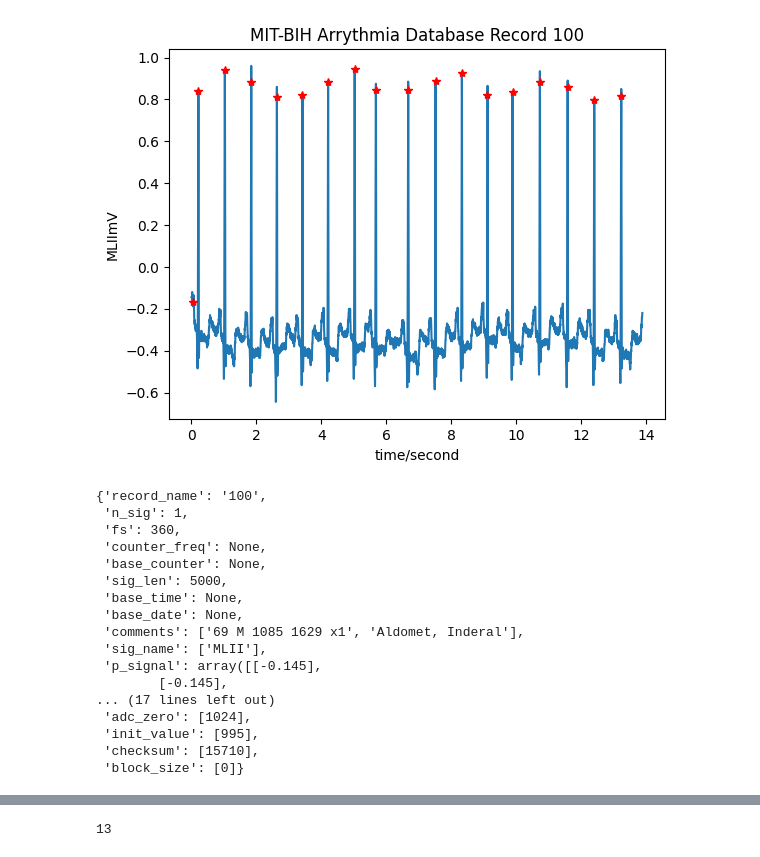
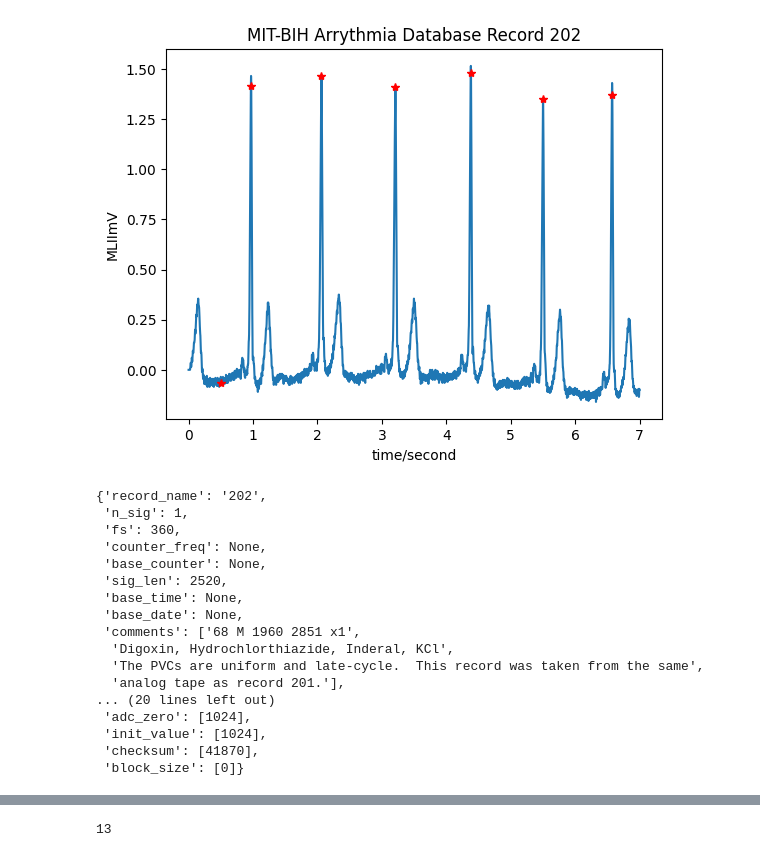
Before and after one commit to macreai/Arrhytmia-Detection-Explainable, a Jupyter notebook: python_TA_example/feature_extraction_example_1_record.ipynb, the cells around one changed output, grey strips where cells are left out. Drawn from its saved outputs; the diff is of its cells as text; code cells hidden in the pictures.

```diff
--- a/python_TA_example/feature_extraction_example_1_record.ipynb
+++ b/python_TA_example/feature_extraction_example_1_record.ipynb
@@ -14,25 +13,25 @@ record_name = 100
 # %%
-record = wfdb.rdrecord(f'D:\\Downloads\\mit-bih-arrhythmia-database-1.0.0\\{record_name}', channels=[0], sampto=5000)
-annotation = wfdb.rdann(f'D:\\Downloads\\mit-bih-arrhythmia-database-1.0.0\\{record_name}', extension='atr', sampto=5000)
+record = wfdb.rdrecord(f'D:\\Downloads\\mit-bih-arrhythmia-database-1.0.0\\{record_name}', channels=[0], sampfrom=0, sampto=2520)
+annotation = wfdb.rdann(f'D:\\Downloads\\mit-bih-arrhythmia-database-1.0.0\\{record_name}', extension='atr', sampfrom=0, sampto=2520)
 
 wfdb.plot_wfdb(record=record, annotation=annotation, title=f'MIT-BIH Arrythmia Database Record {record_name}', time_units='seconds')
 display(record.__dict__)
 # %% [output]
-[figure, old version]
+[figure, new version]
-{'record_name': '100',
+{'record_name': '202',
  'n_sig': 1,
  'fs': 360,
  'counter_freq': None,
  'base_counter': None,
- 'sig_len': 5000,
+ 'sig_len': 2520,
  'base_time': None,
  'base_date': None,
- 'comments': ['69 M 1085 1629 x1', 'Aldomet, Inderal'],
- 'sig_name': ['MLII'],
- 'p_signal': array([[-0.145],
-        [-0.145],
-... (17 lines left out)
+ 'comments': ['68 M 1960 2851 x1',
+  'Digoxin, Hydrochlorthiazide, Inderal, KCl',
+  'The PVCs are uniform and late-cycle.  This record was taken from the same',
+  'analog tape as record 201.'],
+... (20 lines left out)
  'adc_zero': [1024],
- 'init_value': [995],
- 'checksum': [15710],
+ 'init_value': [1024],
+ 'checksum': [41870],
  'block_size': [0]}
```
Also changed, not shown: parts of 34 cells of this notebook, 53 other files.
